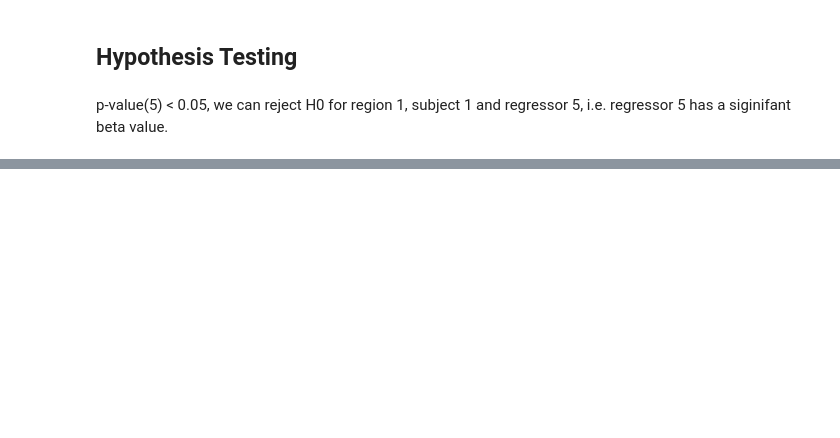
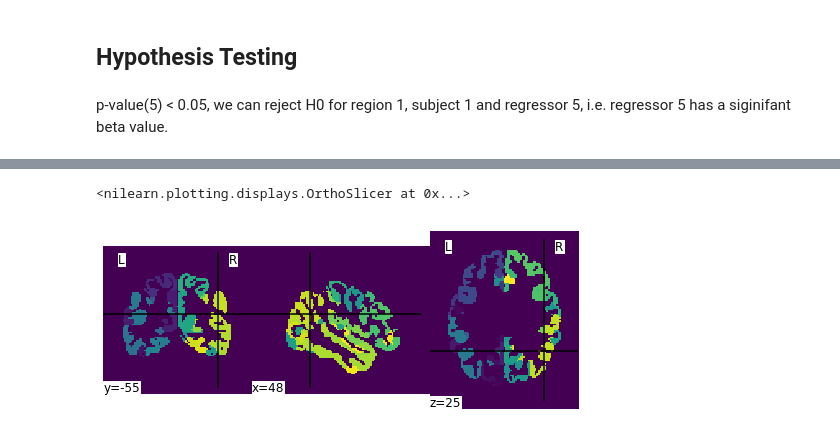
Before and after one commit to alec-flowers/machine-learning-cs433-p2, a Jupyter notebook: data_exploration.ipynb, the cells around one changed output, grey strips where cells are left out. Saved outputs shown, nothing was run; the diff lists cells and outputs as text; code cells hidden in the pictures; blank space fills up the shorter version.

```diff
--- a/data_exploration.ipynb
+++ b/data_exploration.ipynb
@@ -222,0 +301,7 @@ p-value(5) < 0.05, we can reject H0 for region 1, subject 1 and regressor 5, i.e
+# %%
+#######
+GLASSER = './Glasser.nii'
+plotting.plot_img(GLASSER)
+# %% [output]
+<nilearn.plotting.displays.OrthoSlicer at 0x...>
+[figure, added]
```
Also changed, not shown: parts of 10 cells of this notebook, 40 other files.
